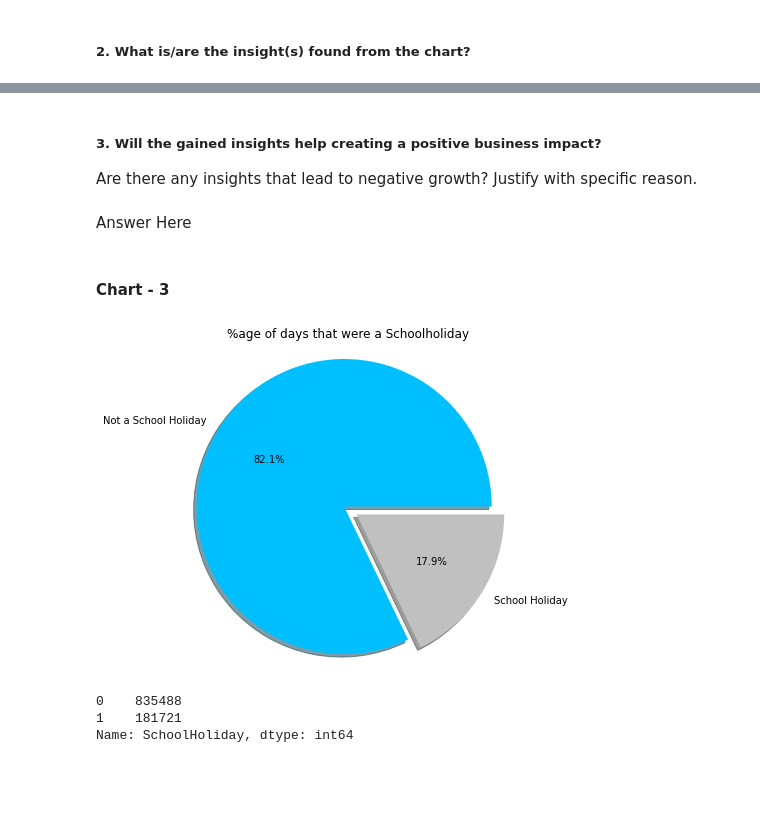
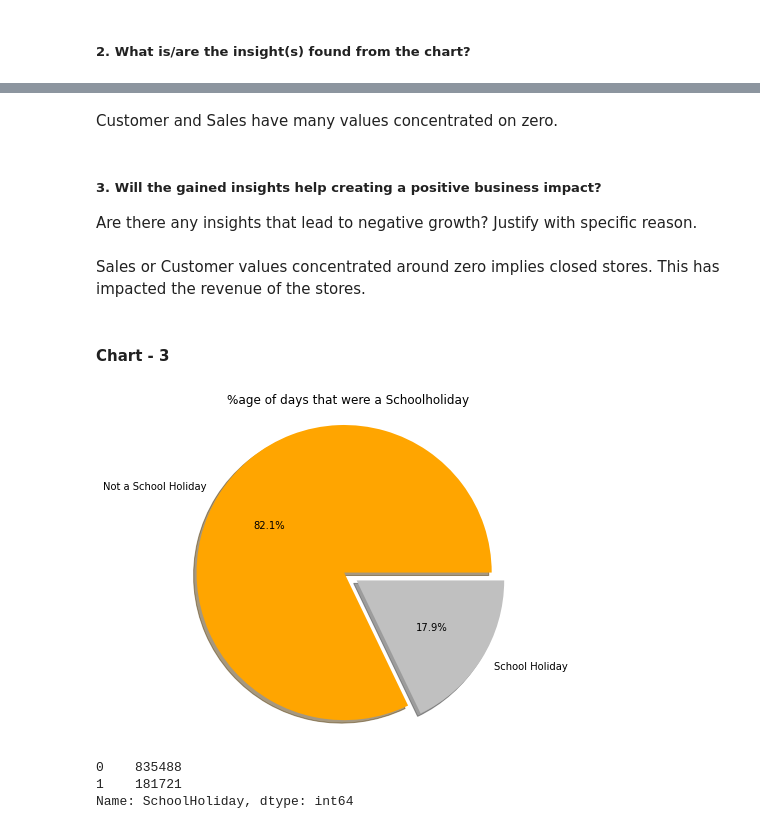
Before and after one commit to Ashif-khan033/Retail_Sales_Prediction, a Jupyter notebook: Retail_Sales_Prediction.ipynb, the cells around one changed output, grey strips where cells are left out. Saved outputs shown, nothing was run; the diff lists cells and outputs as text; code cells hidden in the pictures; blank space fills up the shorter version.

```diff
--- a/Retail_Sales_Prediction.ipynb
+++ b/Retail_Sales_Prediction.ipynb
@@ -744,26 +754,28 @@ Answer Here
+# %% [markdown]
+Customer and Sales have many values concentrated on zero.
 # %% [markdown]
 ##### 3. Will the gained insights help creating a positive business impact?
 Are there any insights that lead to negative growth? Justify with specific reason.
-# %% [markdown]
-Answer Here
+# %% [markdown]
+Sales or Customer values concentrated around zero implies closed stores. This has impacted the revenue of the stores.
 # %% [markdown]
 #### Chart - 3
 # %%
 # Chart - 3 visualization code
 labels = 'Not a School Holiday' , 'School Holiday'
 sizes = df.SchoolHoliday.value_counts()
-colors = ['deepskyBlue', 'silver']
+colors = ['orange', 'silver']
 explode = (0.1, 0.0)
 plt.pie(sizes, explode=explode, labels=labels, colors=colors,
         autopct='%1.1f%%', shadow=True, startangle=0)
 plt.axis('equal')
 plt.title("%age of days that were a Schoolholiday ")
 plt.plot()
 fig=plt.gcf()
 fig.set_size_inches(6,6)
 plt.show()
 # %% [output]
-[figure, old version]
+[figure, new version]
 # %%
 df.SchoolHoliday.value_counts()
 # %% [output]
```
Also changed, not shown: parts of 28 cells of this notebook.
